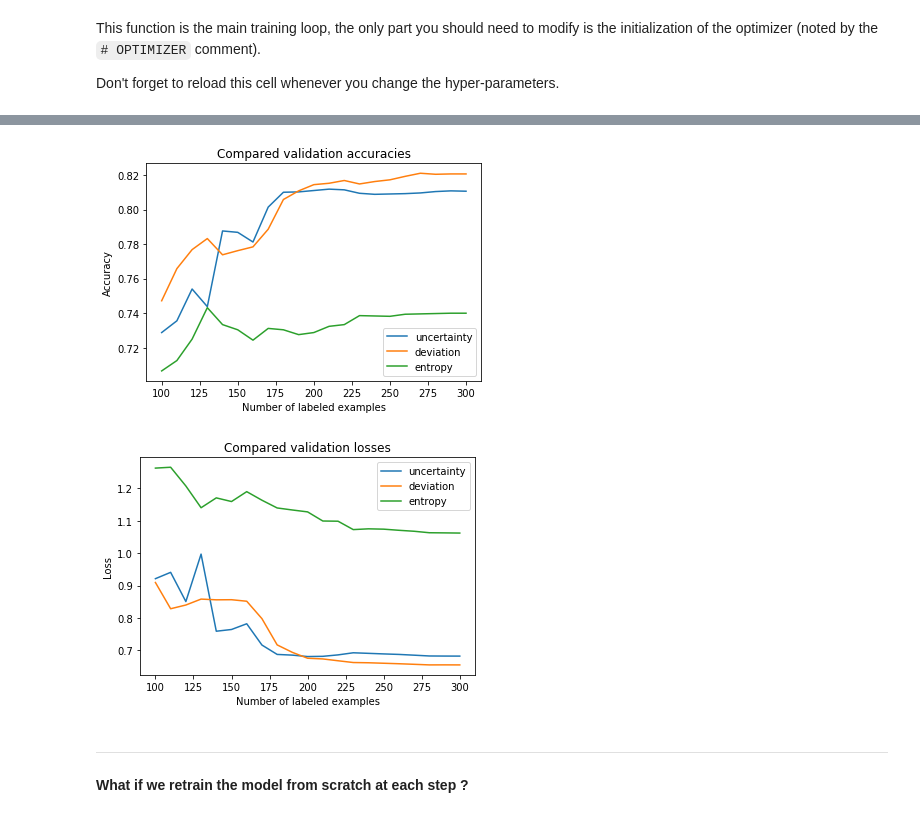
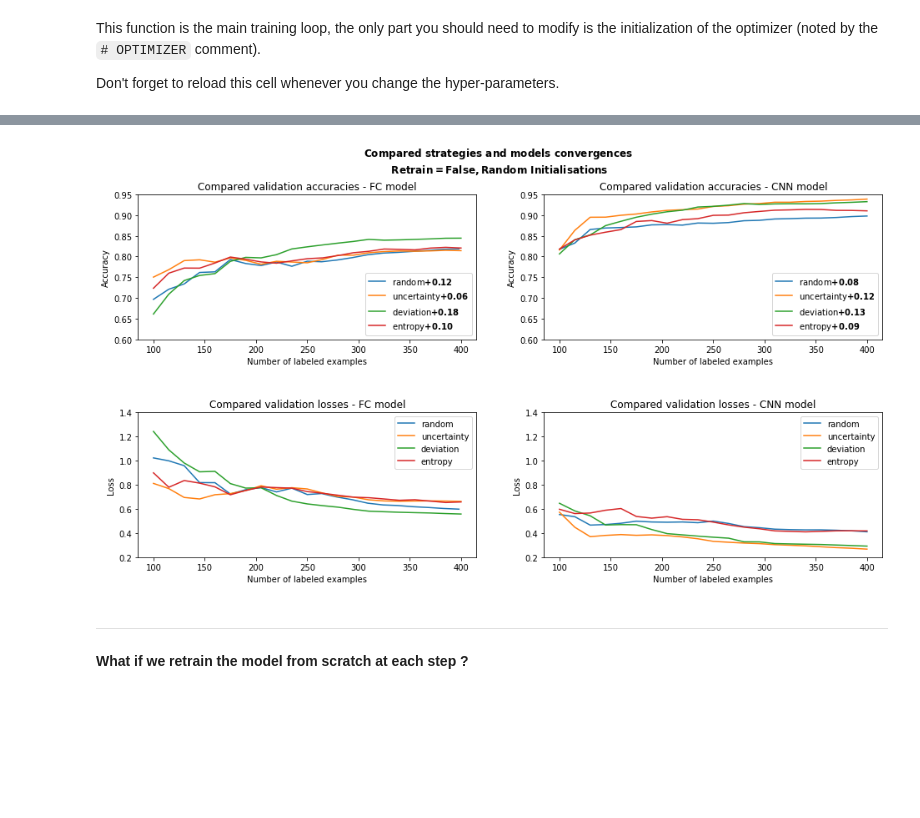
Before and after one commit to EmmanuelJhno/Advanced_Deep_Learning, a Jupyter notebook: Lab4/TP4_active_learning.ipynb, the cells around one changed output, grey strips where cells are left out. Drawn from its saved outputs; the diff is of its cells as text; code cells hidden in the pictures; blank space fills up the shorter version.

Commit message:
Adding comments and same initialisation.

```diff
--- a/Lab4/TP4_active_learning.ipynb
+++ b/Lab4/TP4_active_learning.ipynb
@@ -103,7 +104,7 @@ def fancy_strategy(model, dataset, nb_request=10, mode='entropy'):
 
     if mode=='random':
         N = len(dataset)
-        return torch.randint(0, N, (100,))
+        return torch.randint(0, N, (nb_request,))
 
     # implement your strategies as new functions here
     unlabelled_idx = dataset.tensors[1] < 0
@@ -250,24 +259,31 @@ With 300 examples, valid perf is: Loss = 1.0621 -- Val_Acc = 74.00%
 done
-# %%
-plt.title("Compared validation accuracies")
-plt.xlabel("Number of labeled examples")
-plt.ylabel("Accuracy")
-for (name, perf) in performances:
-    plt.plot(perf[:,0], perf[:,1], label=name)
-plt.legend(loc='lower right')
-plt.show()
-# %% [output]
-[figure, removed]
-# %%
-plt.title("Compared validation losses")
-plt.xlabel("Number of labeled examples")
-plt.ylabel("Loss")
-for (name, perf) in performances:
-    plt.plot(perf[:,0], perf[:,2], label=name)
-plt.legend(loc='upper right')
-plt.show()
-# %% [output]
-[figure, removed]
+# %%
+plt.figure(figsize=(16,8))
+plt.suptitle('$\mathbf{Compared\ strategies\ and\ models\ convergences}$\n $\mathbf{Retrain=False, Random\ Initialisations}$')
+plt.subplots_adjust(hspace=0.5)
+
+model_perf = [perf_no_retrain_diff_init[::2], perf_no_retrain_diff_init[1::2]]
+for index, model_class in enumerate([FC, CNN]):
+    plt.subplot(221+index)
+    for (name, perf) in model_perf[index]:
+        plt.plot(perf[:,0], perf[:,1], label=name+'$ \mathbf{+ %.2f}$' % (perf[:,1][-1] - perf[:,1][0]))
+    plt.title("Compared validation accuracies - {} model".format(model_class.__name__))
+    plt.xlabel("Number of labeled examples")
+    plt.ylabel("Accuracy")
+    plt.legend(loc='lower right')
+    plt.ylim(0.6,0.95)
+
+    plt.subplot(223+index)
+    for (name, perf) in model_perf[index]:
+        plt.plot(perf[:,0], perf[:,2], label=name)
+    plt.title("Compared validation losses - {} model".format(model_class.__name__))
+    plt.xlabel("Number of labeled examples")
+    plt.ylabel("Loss")
+    plt.legend(loc='upper right')
+    plt.ylim(0.2,1.4)
+plt.show()
+# %% [output]
+[figure, added]
 # %% [markdown]
 ---
 **What if we retrain the model from scratch at each step ?**
```
Also changed, not shown: parts of 20 cells of this notebook.
